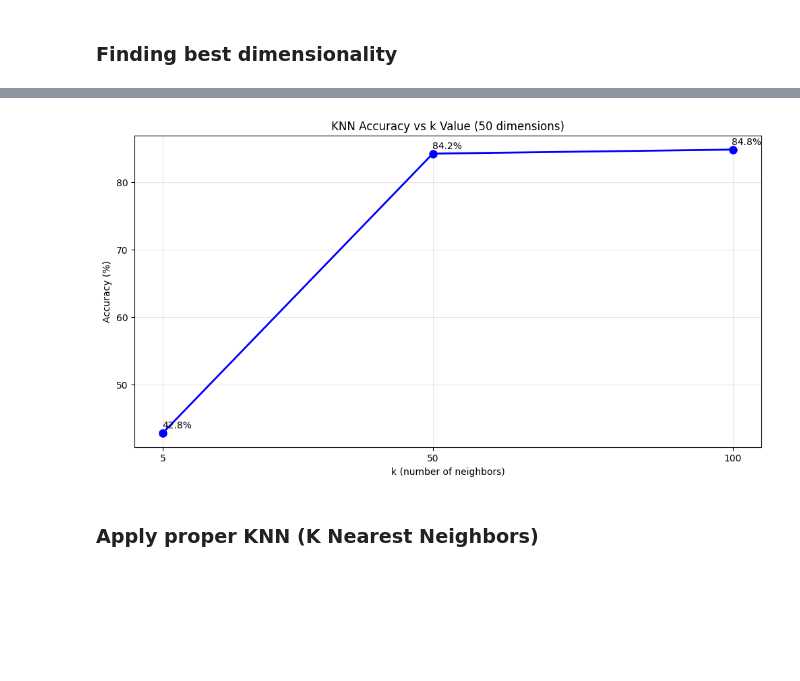
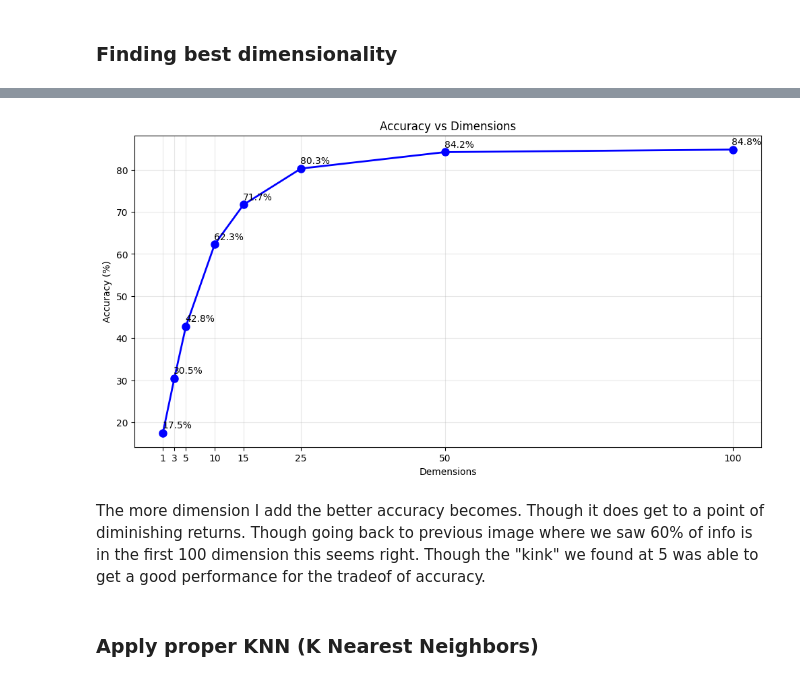
Before and after one commit to ChurroC/Number_Recognition, a Jupyter notebook: src/PCA.ipynb, the cells around one changed output, grey strips where cells are left out. Cells and saved outputs as stored; diff of their text form; code cells hidden in the pictures; blank space fills up the shorter version.

```diff
--- a/src/PCA.ipynb
+++ b/src/PCA.ipynb
@@ -177,7 +177,7 @@ Accuracy: 44.95%
 # %% [markdown]
 ### Finding best dimensionality
 # %%
-def number_classification_accuracy(
+def dimension_number_classification_accuracy(
     dimensions=reduced_demension, max_train_images=flat_test_images.shape[0]
 ):
     reduced_V = V[:, :dimensions]
@@ -196,11 +196,11 @@ def number_classification_accuracy(
     accuracy = correct_count / max_train_images * 100
     return accuracy, correct_count, max_train_images
 # %%
-results_data = []
-dimensions = [reduced_demension, 50, 100]
+results_data_dim = []
+dimensions = [1, 3, reduced_demension, 10, 15, 25, 50, 100]
 for dimension in dimensions:
-    accuracy, correct, total = number_classification_accuracy(dimension, 1000)
-    results_data.append(
+    accuracy, correct, total = dimension_number_classification_accuracy(dimension, 1000)
+    results_data_dim.append(
         {
             "Dim": dimension,
             "Accuracy (%)": accuracy,
@@ -208,5 +208,5 @@ for dimension in dimensions:
         }
     )
 
-df_for_dim = pd.DataFrame(results_data)
+df_for_dim = pd.DataFrame(results_data_dim)
 display(df_for_dim.style.hide(axis="index").format({"Accuracy (%)": "{:.2f}"}))
@@ -213,20 +223,22 @@ display(df_for_dim.style.hide(axis="index").format({"Accuracy (%)": "{:.2f}"}))
 # %%
 plt.figure(figsize=(12, 6))
 plt.plot(
     dimensions, df_for_dim["Accuracy (%)"].values, "bo-", linewidth=2, markersize=8
 )
-plt.xlabel("k (number of neighbors)")
+plt.xlabel("Demensions")
 plt.ylabel("Accuracy (%)")
-plt.title("KNN Accuracy vs k Value (50 dimensions)")
+plt.title("Accuracy vs Dimensions")
 plt.grid(True, alpha=0.3)
 plt.xticks(dimensions)
 for k, acc in zip(dimensions, df_for_dim["Accuracy (%)"].values):
     plt.annotate(
         f"{acc:.1f}%", (k, acc), textcoords="offset points", xytext=(15, 5), ha="center"
     )
 plt.show()
 # %% [output]
-[figure, old version]
+[figure, new version]
+# %% [markdown]
+The more dimension I add the better accuracy becomes. Though it does get to a point of diminishing returns. Though going back to previous image where we saw 60% of info is in the first 100 dimension this seems right. Though the "kink" we found at 5 was able to get a good  performance for the tradeof of accuracy.
 # %% [markdown]
 ### Apply proper KNN (K Nearest Neighbors)
 # %%
```
Also changed, not shown: parts of 13 cells of this notebook.
